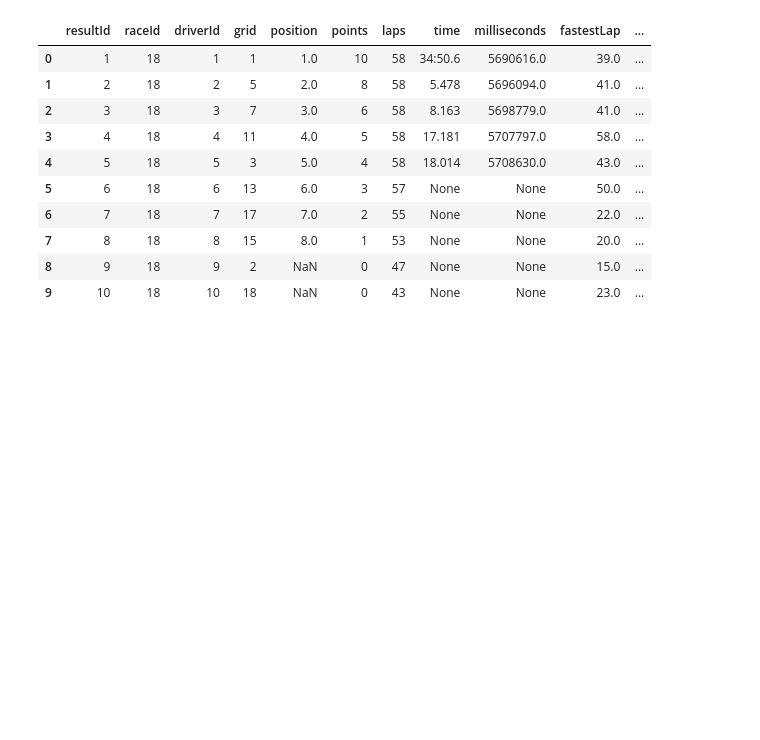
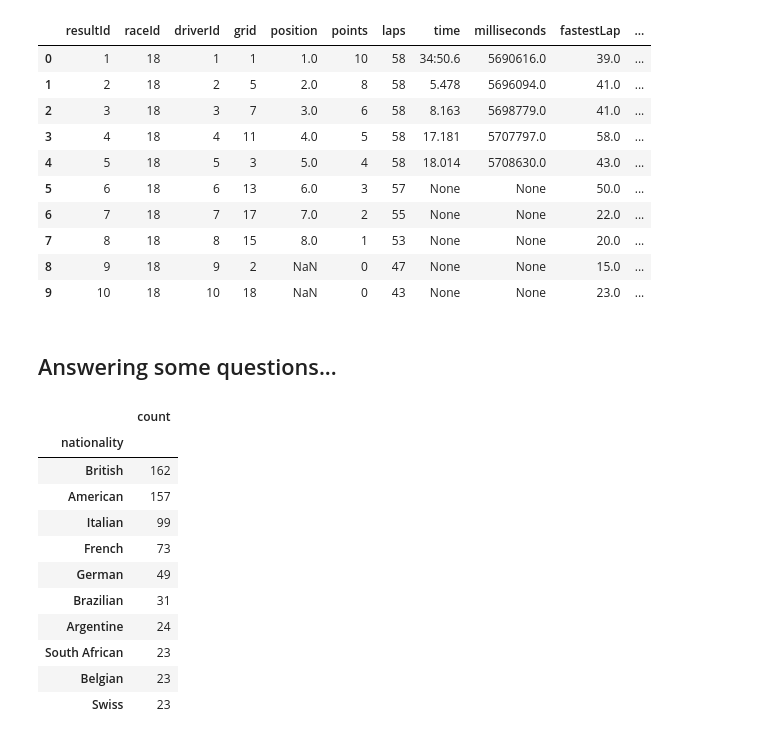
Before and after one commit to roberto-g-v/etl-datasets-f1, a Jupyter notebook: f1_etc.ipynb, the cells around one changed output. Cells and saved outputs as stored; diff of their text form; code cells hidden in the pictures; blank space fills up the shorter version.

```diff
--- a/f1_etc.ipynb
+++ b/f1_etc.ipynb
@@ -116,7 +114,7 @@ results_df.head()
 # %% [markdown]
 ## Create Database Connection
 # %%
-conn = f'postgresql://{PGUSER}:{PGPASSWORD}@{PGHOST}:5433/{PGDATABASE}'
+conn = f'postgresql://{PGUSER}:{PGPASSWORD}@{PGHOST}:5432/{PGDATABASE}'
 engine = create_engine(conn)
 connection = engine.connect()
 # %%
@@ -126,3 +124,6 @@ databases = inspector.get_table_names()
 print(databases)
 # %% [output]
 ['drivers', 'results', 'circuits', 'races']
+# %%
+# Declare a Base using `automap_base()`
+Base = automap_base()
@@ -194,3 +203,35 @@ pd.read_sql('SELECT * FROM results LIMIT(10)', engine)
 | 7 | 8 | 18 | 8 | 15 | 8.0 | 1 | 53 | None | None | 20.0 | ... |
 | 8 | 9 | 18 | 9 | 2 | NaN | 0 | 47 | None | None | 15.0 | ... |
 | 9 | 10 | 18 | 10 | 18 | NaN | 0 | 43 | None | None | 23.0 | ... |
+# %% [markdown]
+## Answering some questions...
+# %%
+# Assign tables to variables - just the one that will be used
+drivers_db = Base.classes.drivers
+circuits_db = Base.classes.circuits
+races_db = Base.classes.races
+results_db = Base.classes.results
+# %%
+# Create a session
+session = Session(engine)
+# %%
+# What's the distribution of drivers based on their nationality?
+nationality_result = session.query(drivers_db.nationality, func.count(drivers_db.driverId)).\
+    group_by(drivers_db.nationality).\
+    order_by(func.count(drivers_db.driverId).desc()).all()
+nationality_df = pd.DataFrame(nationality_result, columns=['nationality', 'count'])
+nationality_df.set_index('nationality', inplace=True)
+nationality_df.head(10)
+# %% [output]
+|  | count |
+| nationality |  |
+| British | 162 |
+| American | 157 |
+| Italian | 99 |
+| French | 73 |
+| German | 49 |
+| Brazilian | 31 |
+| Argentine | 24 |
+| South African | 23 |
+| Belgian | 23 |
+| Swiss | 23 |
```
Also changed, not shown: parts of 9 cells of this notebook, 1 other file.
